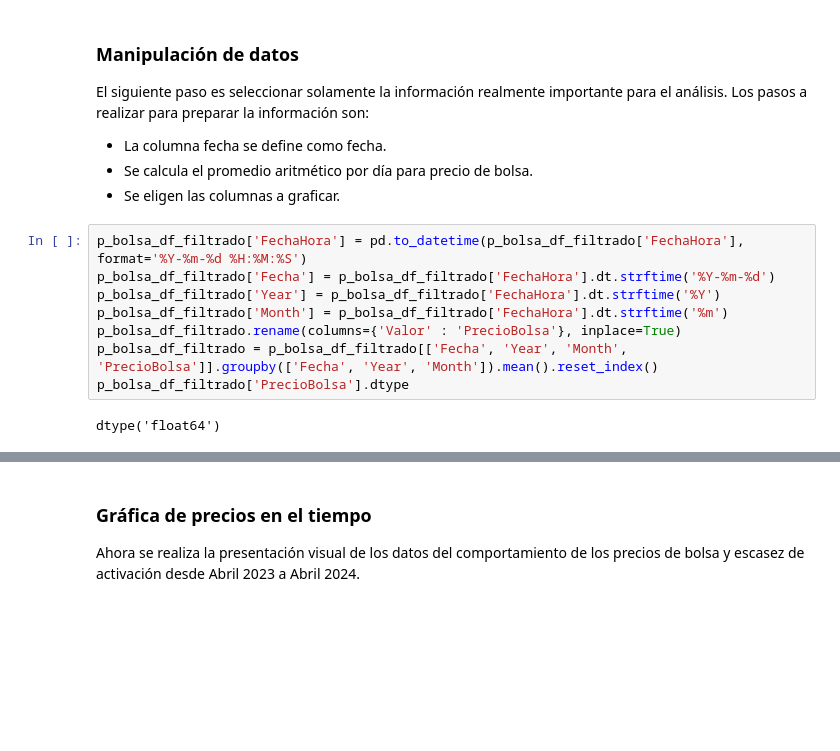
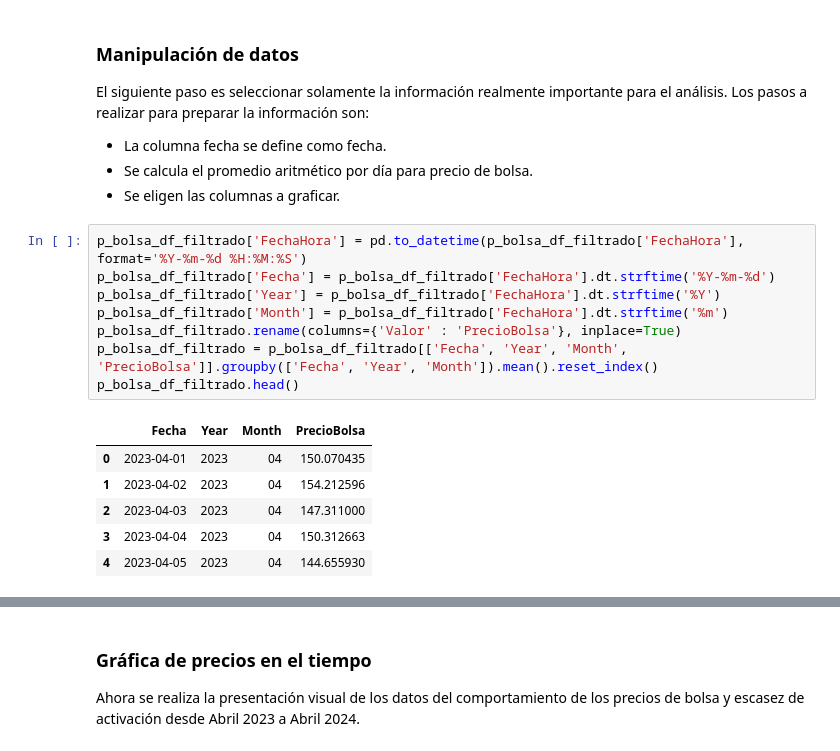
Before and after one commit to XM-SA-ESP/GEDeN-SIMEM-Tools, a Jupyter notebook: examples/data_visualization_using_pydatasimem.ipynb, the cells around one changed output, grey strips where cells are left out. Saved outputs shown, nothing was run; the diff lists cells and outputs as text; blank space fills up the shorter version.

```diff
--- a/examples/data_visualization_using_pydatasimem.ipynb
+++ b/examples/data_visualization_using_pydatasimem.ipynb
@@ -82,13 +82,18 @@ El siguiente paso es seleccionar solamente la información realmente importante
 # %%
 p_bolsa_df_filtrado['FechaHora'] = pd.to_datetime(p_bolsa_df_filtrado['FechaHora'], format='%Y-%m-%d %H:%M:%S')
 p_bolsa_df_filtrado['Fecha'] = p_bolsa_df_filtrado['FechaHora'].dt.strftime('%Y-%m-%d')
 p_bolsa_df_filtrado['Year'] = p_bolsa_df_filtrado['FechaHora'].dt.strftime('%Y')
 p_bolsa_df_filtrado['Month'] = p_bolsa_df_filtrado['FechaHora'].dt.strftime('%m')
 p_bolsa_df_filtrado.rename(columns={'Valor' : 'PrecioBolsa'}, inplace=True)
 p_bolsa_df_filtrado = p_bolsa_df_filtrado[['Fecha', 'Year', 'Month', 'PrecioBolsa']].groupby(['Fecha', 'Year', 'Month']).mean().reset_index()
-p_bolsa_df_filtrado['PrecioBolsa'].dtype
+p_bolsa_df_filtrado.head()
 # %% [output]
-dtype('float64')
+|  | Fecha | Year | Month | PrecioBolsa |
+| 0 | 2023-04-01 | 2023 | 04 | 150.070435 |
+| 1 | 2023-04-02 | 2023 | 04 | 154.212596 |
+| 2 | 2023-04-03 | 2023 | 04 | 147.311000 |
+| 3 | 2023-04-04 | 2023 | 04 | 150.312663 |
+| 4 | 2023-04-05 | 2023 | 04 | 144.655930 |
 # %%
 p_escasez_df_filtrado['Fecha'] = pd.to_datetime(p_escasez_df_filtrado['Fecha'], format='%Y-%m-%d')
 p_escasez_df_filtrado['Year'] =  p_escasez_df_filtrado['Fecha'].dt.strftime('%Y')
```
Also changed, not shown: parts of 3 cells of this notebook, 1 other file.
